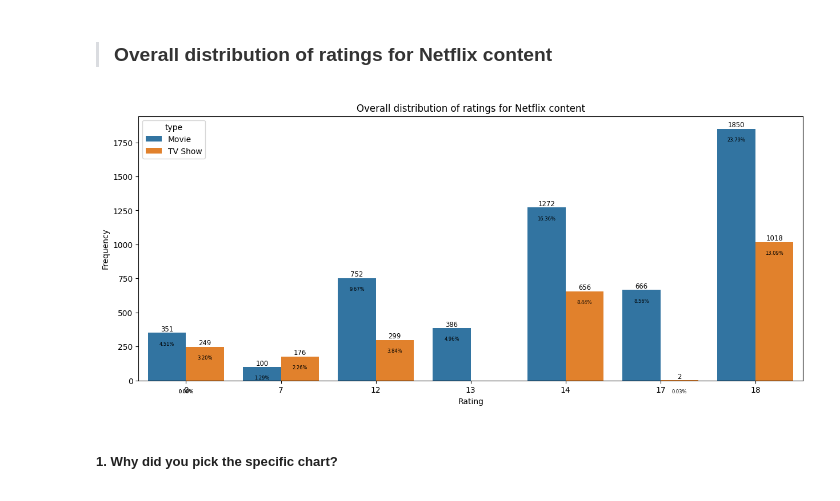
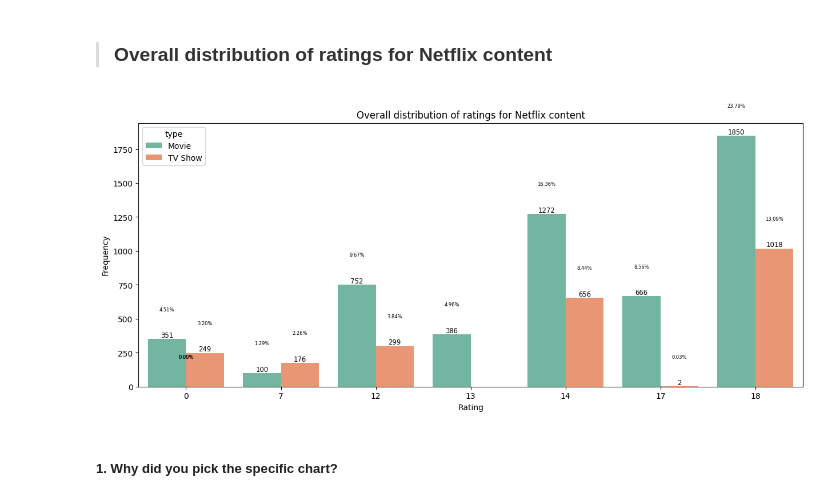
Before and after one commit to Bhushan0097/04.CAPSTONE.UnsupervisedML-Netflix-Movies-and-TV-Shows-Clustering, a Jupyter notebook: Notebook/Netflix_Movies_and_TV_Shows_Clustering.ipynb, the cells around one changed output. Saved outputs shown, nothing was run; the diff lists cells and outputs as text; code cells hidden in the pictures.

```diff
--- a/Notebook/Netflix_Movies_and_TV_Shows_Clustering.ipynb
+++ b/Notebook/Netflix_Movies_and_TV_Shows_Clustering.ipynb
@@ -944,31 +944,31 @@ The line plot doesn't reveal any declining trend in content releases over recent
 # %%
 # Chart - 5 visualization code
 
 # setting the dimensions of the plot
 fig, ax = plt.subplots(figsize=(15, 6))
 
 # Create a histogram
-plot5 = sns.countplot(data = Netflix_df, x='rating',hue = 'type' )
+plot5 = sns.countplot(data = Netflix_df, x='rating',hue = 'type',palette="Set2" )
 
 #Display count values each bar
 for container in plot5.containers:
     plot5.bar_label(container, size='small')
 
 # Display percentages in middle of the bars
 for p in plot5.patches:
     height = p.get_height()
-    ax.text(p.get_x() + p.get_width() / 2, height - 100, f'{height/len(Netflix_df):.2%}', ha="center", va="bottom",fontsize=6)
+    ax.text(p.get_x() + p.get_width() / 2, height + 200, f'{height/len(Netflix_df):.2%}', ha="center", va="bottom",fontsize=6)
 
 
 # Add labels and title
 plt.xlabel('Rating')
 plt.ylabel('Frequency')
 plt.title('Overall distribution of ratings for Netflix content')
 
 # Show the plot
 plt.show()
 # %% [output]
-[figure, old version]
+[figure, new version]
 # %% [markdown]
 ##### 1. Why did you pick the specific chart?
 # %% [markdown]
```
Also changed, not shown: parts of 125 cells of this notebook.
